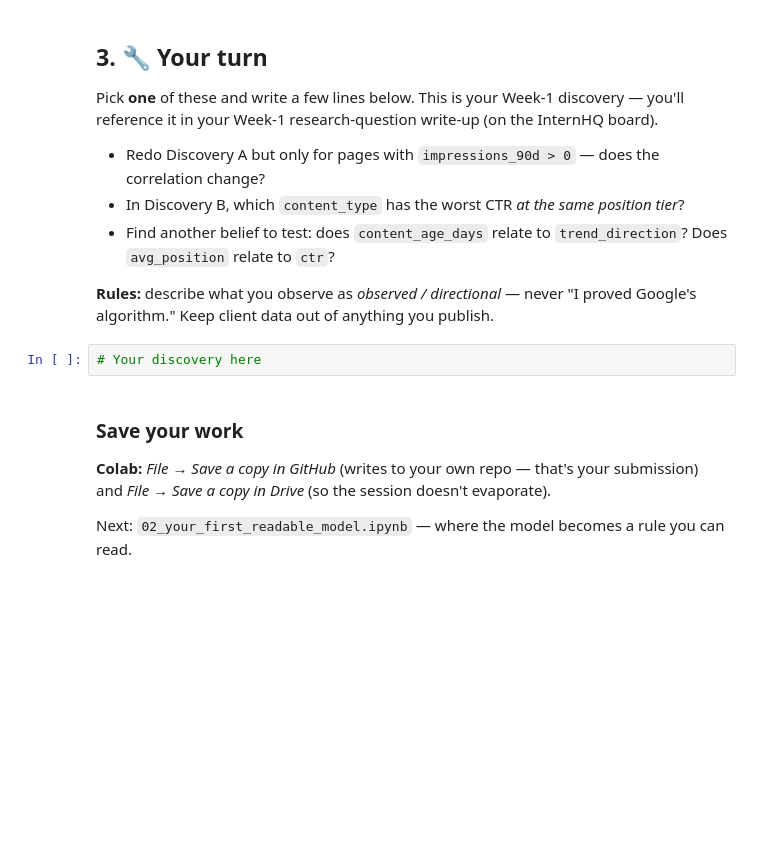
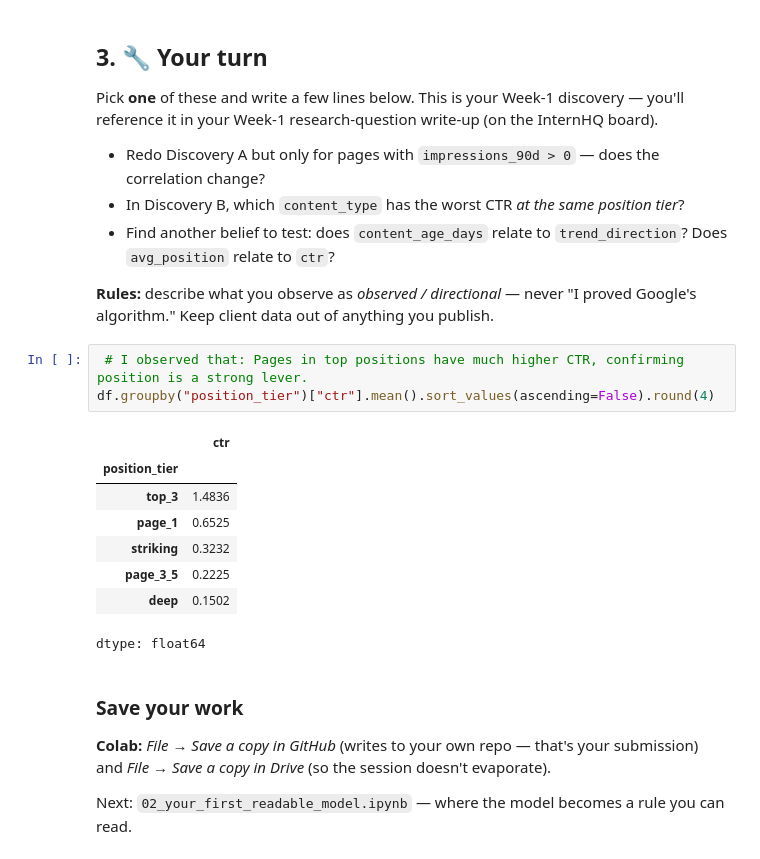
Before and after one commit to aceyatech-ui/FlyRank-AI-Internship, a Jupyter notebook: notebooks/01_first_look_and_discovery.ipynb, the cells around one changed output. Saved outputs shown, nothing was run; the diff lists cells and outputs as text; blank space fills up the shorter version.

Commit message:
My assignment 1 discovery: Does average position relate to CTR? I observed: Pages in top positions have much higher CTR, confirming position is a strong lever.

```diff
--- a/notebooks/01_first_look_and_discovery.ipynb
+++ b/notebooks/01_first_look_and_discovery.ipynb
@@ -153,8 +153,18 @@ Pick **one** of these and write a few lines below. This is your Week-1 discovery
 - Find another belief to test: does `content_age_days` relate to `trend_direction`? Does `avg_position` relate to `ctr`?
 
 **Rules:** describe what you observe as *observed / directional* — never "I proved Google's algorithm." Keep client data out of anything you publish.
-# %%
-# Your discovery here
+# %%
+ # I observed that: Pages in top positions have much higher CTR, confirming position is a strong lever.
+df.groupby("position_tier")["ctr"].mean().sort_values(ascending=False).round(4)
+# %% [output]
+|  | ctr |
+| position_tier |  |
+| top_3 | 1.4836 |
+| page_1 | 0.6525 |
+| striking | 0.3232 |
+| page_3_5 | 0.2225 |
+| deep | 0.1502 |
+dtype: float64
 # %% [markdown]
 ### Save your work
 **Colab:** *File → Save a copy in GitHub* (writes to your own repo — that's your submission) and *File → Save a copy in Drive* (so the session doesn't evaporate).
```
